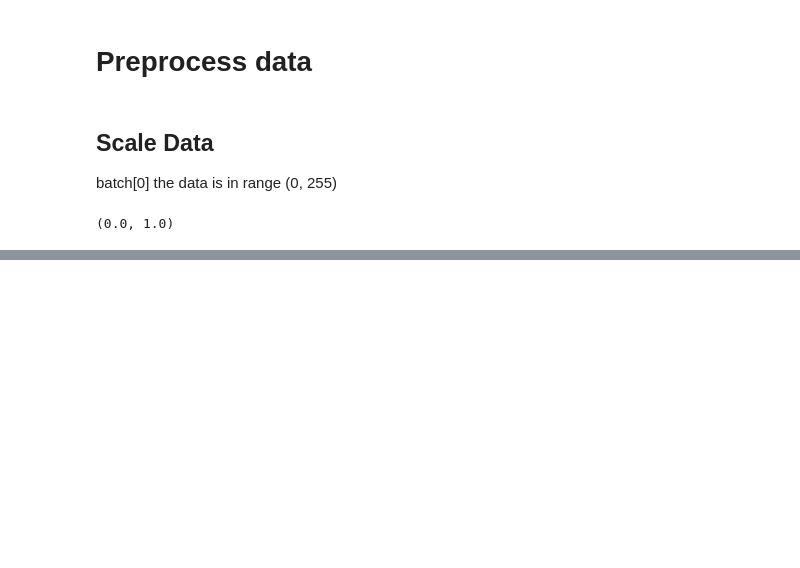
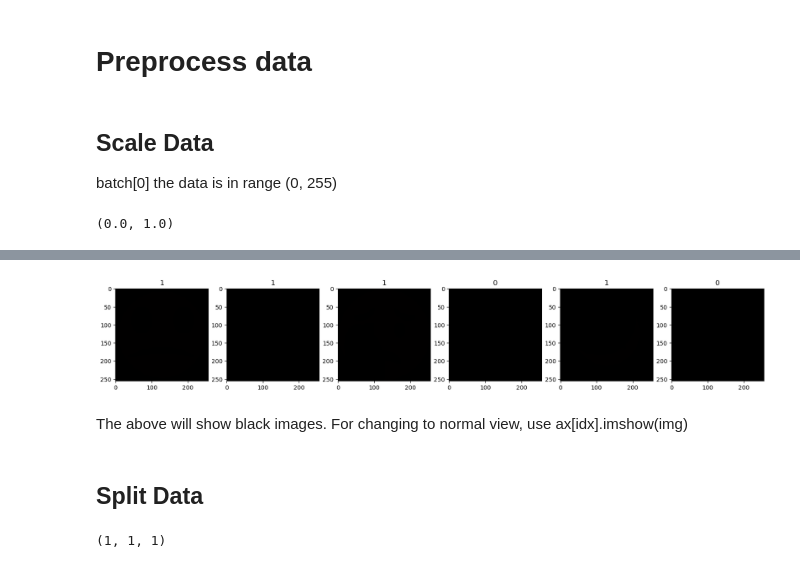
Before and after one commit to mrtaz77/Deep-CNN-Image-Classifier, a Jupyter notebook: Image Classifier.ipynb, the cells around one changed output, grey strips where cells are left out. Saved outputs shown, nothing was run; the diff lists cells and outputs as text; code cells hidden in the pictures; blank space fills up the shorter version.

Commit message:
model built and trained

```diff
--- a/Image Classifier.ipynb
+++ b/Image Classifier.ipynb
@@ -151,0 +178,2 @@ scaled.min(), scaled.max()
+# %%
+data = data.map(lambda x, y: (x/255, y))
@@ -151,0 +183,3 @@ scaled.min(), scaled.max()
+# %%
+scaled_itr = data.as_numpy_iterator()
+scaled_itr.next()
@@ -151,0 +204,30 @@ scaled.min(), scaled.max()
+# %%
+batch = scaled_itr.next()
+# %%
+check_img_classes(batch, 6)
+# %% [output]
+[figure, added]
+# %% [markdown]
+The above will show black images. For changing to normal view, use ax[idx].imshow(img)
+# %% [markdown]
+## Split Data
+# %%
+def split_percent(type):
+    if type == 'train':
+        return 0.7
+    if type == 'val':
+        return 0.2
+    if type == 'test':
+        return 0.1
+    return 0
+
+def split_data_size(data, type):
+    return int(len(data) * split_percent(type))
+
+train_size = split_data_size(data, 'train')
+val_size = split_data_size(data, 'val') + 1
+test_size = split_data_size(data, 'test') + 1
+
+train_size, val_size, test_size
+# %% [output]
+(1, 1, 1)
```
Also changed, not shown: parts of 23 cells of this notebook, 1 other file.
